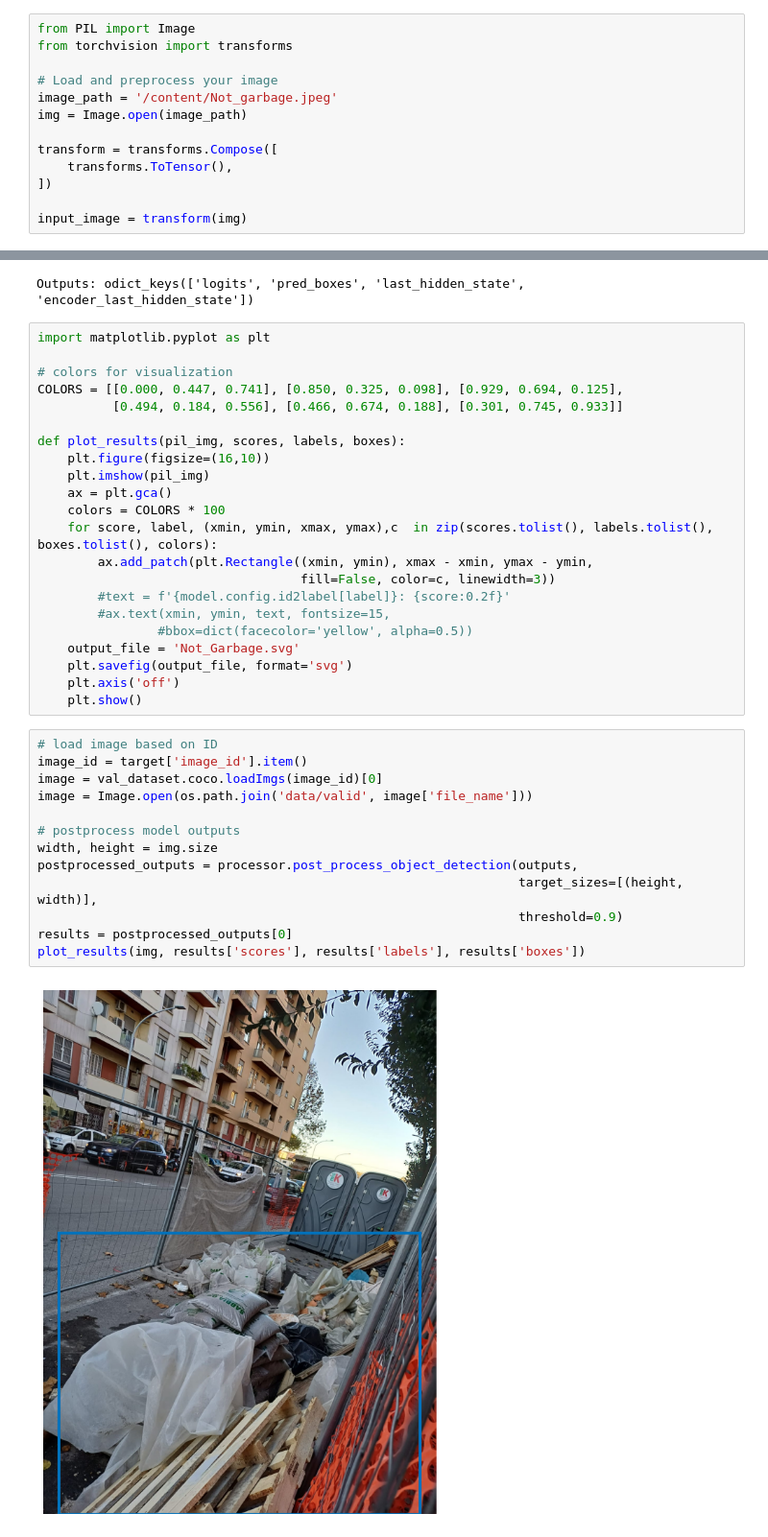
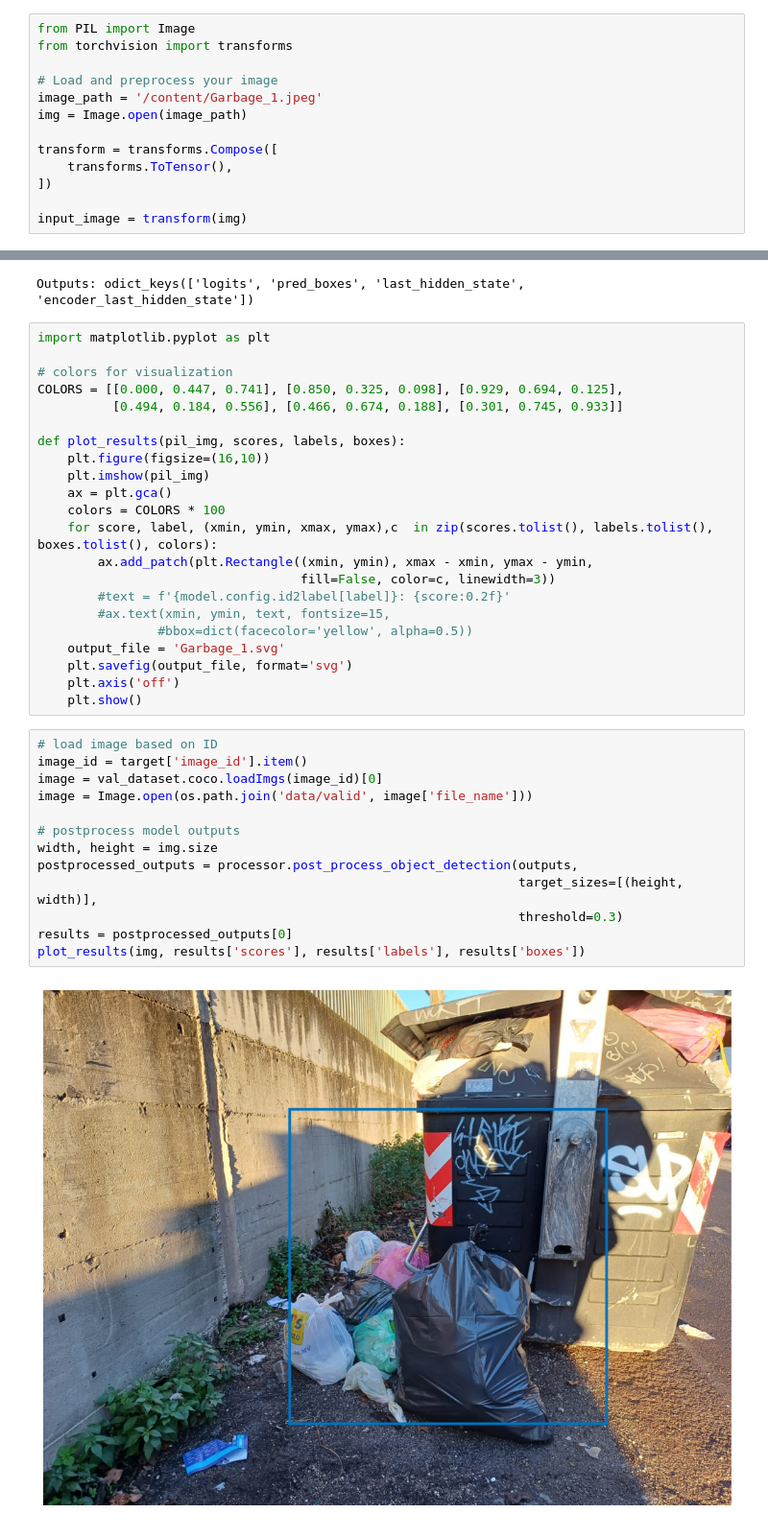
Before and after one commit to PaoloBarba/ADM-Homework-Barba-Paolo, a Jupyter notebook: detr_object_detection_finetuning.ipynb, the cells around one changed output, grey strips where cells are left out. Shown at 96% size. Cells and saved outputs as stored; diff of their text form.

Commit message:
inference plot

```diff
--- a/detr_object_detection_finetuning.ipynb
+++ b/detr_object_detection_finetuning.ipynb
@@ -526,7 +526,7 @@ from PIL import Image
 from torchvision import transforms
 
 # Load and preprocess your image
-image_path = '/content/Not_garbage.jpeg'
+image_path = '/content/Garbage_1.jpeg'
 img = Image.open(image_path)
 
 transform = transforms.Compose([
@@ -564,22 +564,22 @@ def plot_results(pil_img, scores, labels, boxes):
         #text = f'{model.config.id2label[label]}: {score:0.2f}'
         #ax.text(xmin, ymin, text, fontsize=15,
                 #bbox=dict(facecolor='yellow', alpha=0.5))
-    output_file = 'Not_Garbage.svg'
+    output_file = 'Garbage_1.svg'
     plt.savefig(output_file, format='svg')
     plt.axis('off')
     plt.show()
 # %%
 # load image based on ID
 image_id = target['image_id'].item()
 image = val_dataset.coco.loadImgs(image_id)[0]
 image = Image.open(os.path.join('data/valid', image['file_name']))
 
 # postprocess model outputs
 width, height = img.size
 postprocessed_outputs = processor.post_process_object_detection(outputs,
                                                                 target_sizes=[(height, width)],
-                                                                threshold=0.9)
+                                                                threshold=0.3)
 results = postprocessed_outputs[0]
 plot_results(img, results['scores'], results['labels'], results['boxes'])
 # %% [output]
-[figure, old version]
+[figure, new version]
```
Also changed, not shown: parts of 1 cell of this notebook.
